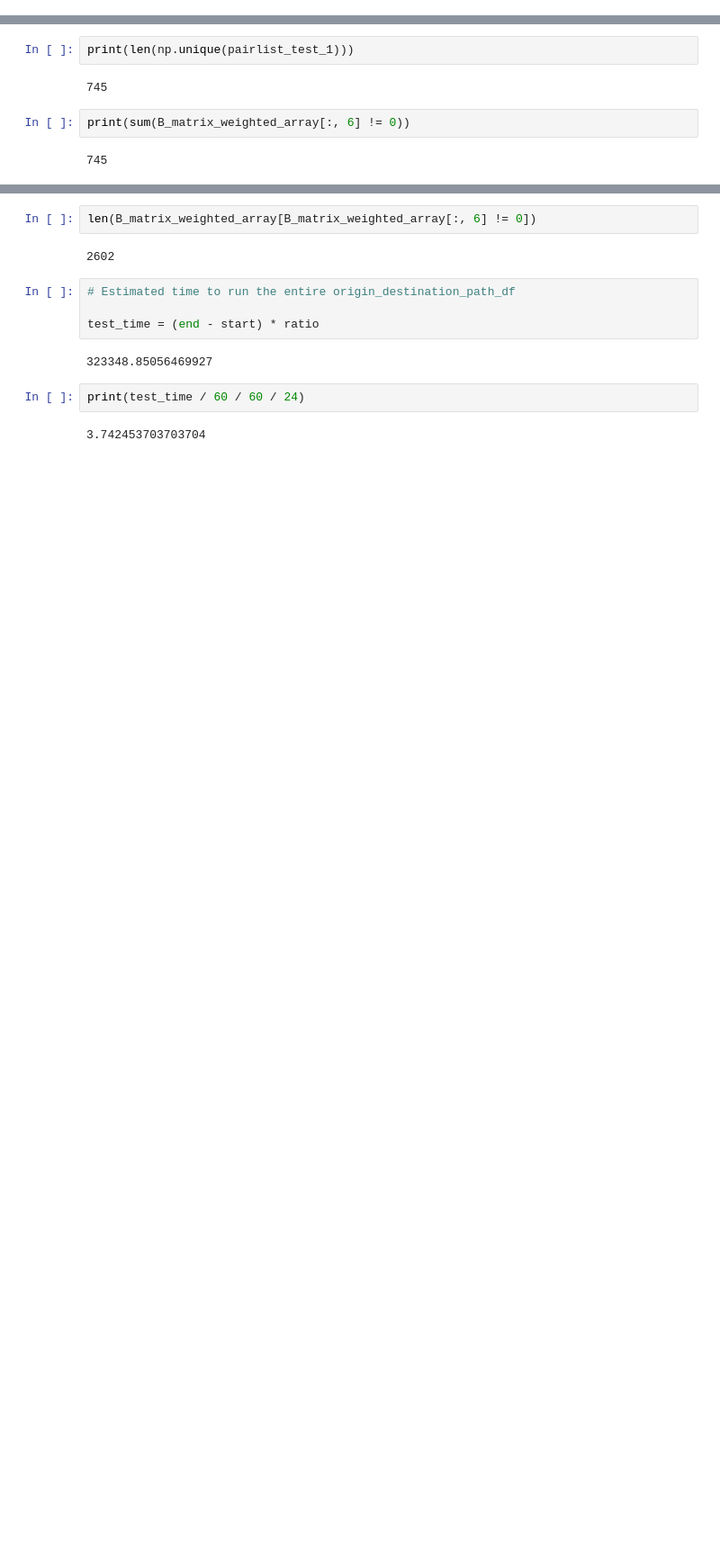
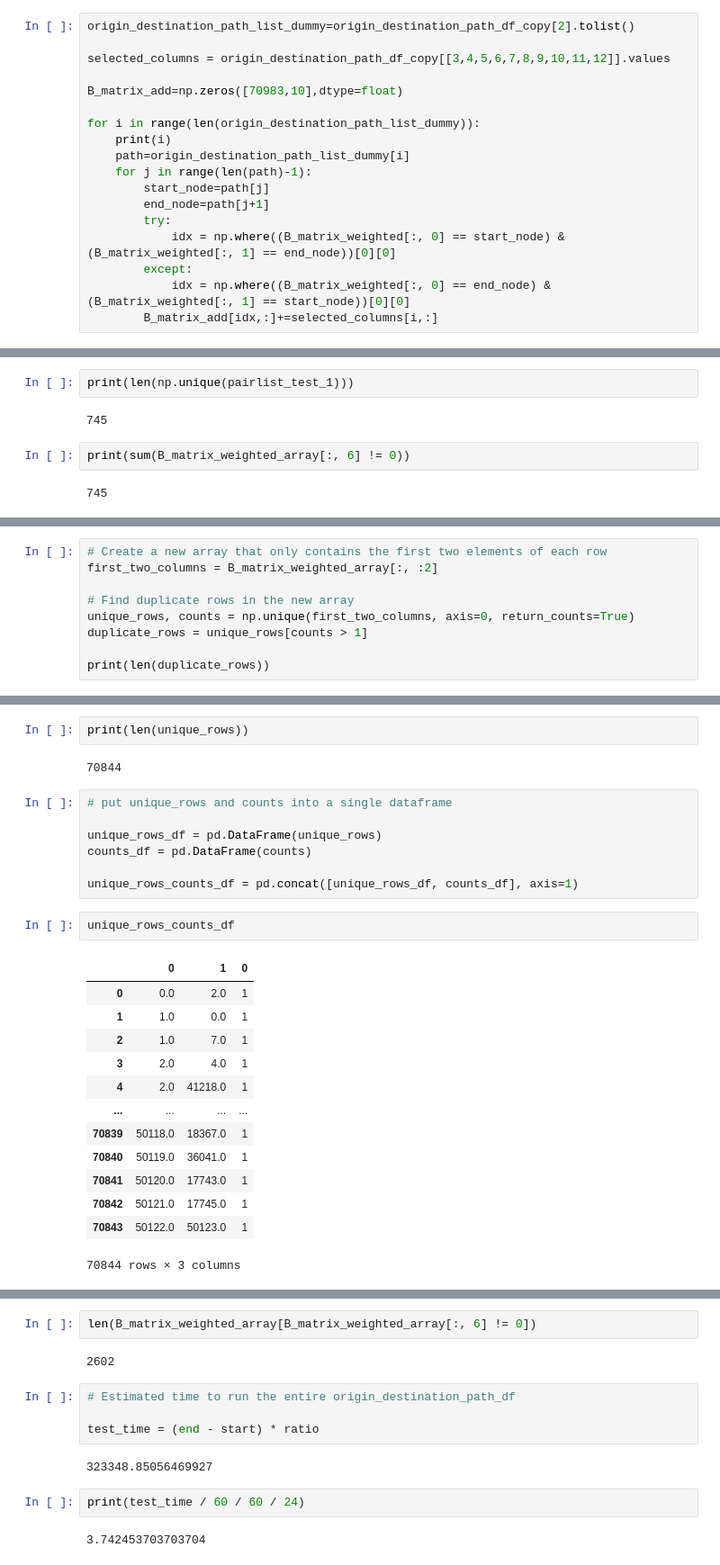
Before and after one commit to cjunwon/SRILab-Road-Demand-Analysis, a Jupyter notebook: 04_PathUsage.ipynb, the cells around one changed output, grey strips where cells are left out. Shown at 90% size. Cells and saved outputs as stored; diff of their text form; blank space fills up the shorter version.

```diff
--- a/04_PathUsage.ipynb
+++ b/04_PathUsage.ipynb
@@ -61,0 +96,18 @@ origin_destination_path_df_copy = origin_destination_path_df[0:1000]
+# %%
+origin_destination_path_list_dummy=origin_destination_path_df_copy[2].tolist()
+
+selected_columns = origin_destination_path_df_copy[[3,4,5,6,7,8,9,10,11,12]].values
+
+B_matrix_add=np.zeros([70983,10],dtype=float)
+
+for i in range(len(origin_destination_path_list_dummy)):
+    print(i)
+    path=origin_destination_path_list_dummy[i]
+    for j in range(len(path)-1):
+        start_node=path[j]
+        end_node=path[j+1]
+        try:
+            idx = np.where((B_matrix_weighted[:, 0] == start_node) & (B_matrix_weighted[:, 1] == end_node))[0][0]
+        except:
+            idx = np.where((B_matrix_weighted[:, 0] == end_node) & (B_matrix_weighted[:, 1] == start_node))[0][0]
+        B_matrix_add[idx,:]+=selected_columns[i,:]
@@ -168,0 +274,9 @@ print(sum(B_matrix_weighted_array[:, 6] != 0))
+# %%
+# Create a new array that only contains the first two elements of each row
+first_two_columns = B_matrix_weighted_array[:, :2]
+
+# Find duplicate rows in the new array
+unique_rows, counts = np.unique(first_two_columns, axis=0, return_counts=True)
+duplicate_rows = unique_rows[counts > 1]
+
+print(len(duplicate_rows))
@@ -169,3 +285,30 @@ print(sum(B_matrix_weighted_array[:, 6] != 0))
+# %%
+print(len(unique_rows))
+# %% [output]
+70844
+# %%
+# put unique_rows and counts into a single dataframe
+
+unique_rows_df = pd.DataFrame(unique_rows)
+counts_df = pd.DataFrame(counts)
+
+unique_rows_counts_df = pd.concat([unique_rows_df, counts_df], axis=1)
+# %%
+unique_rows_counts_df
+# %% [output]
+|  | 0 | 1 | 0 |
+| 0 | 0.0 | 2.0 | 1 |
+| 1 | 1.0 | 0.0 | 1 |
+| 2 | 1.0 | 7.0 | 1 |
+| 3 | 2.0 | 4.0 | 1 |
+| 4 | 2.0 | 41218.0 | 1 |
+| ... | ... | ... | ... |
+| 70839 | 50118.0 | 18367.0 | 1 |
+| 70840 | 50119.0 | 36041.0 | 1 |
+| 70841 | 50120.0 | 17743.0 | 1 |
+| 70842 | 50121.0 | 17745.0 | 1 |
+| 70843 | 50122.0 | 50123.0 | 1 |
+70844 rows × 3 columns
 # %%
 # Approach 2: Converting B_matrix_weighted to a dictionary for faster lookups (O(1) lookups, faster)
 
```
Also changed, not shown: parts of 15 cells of this notebook, 9 other files.
